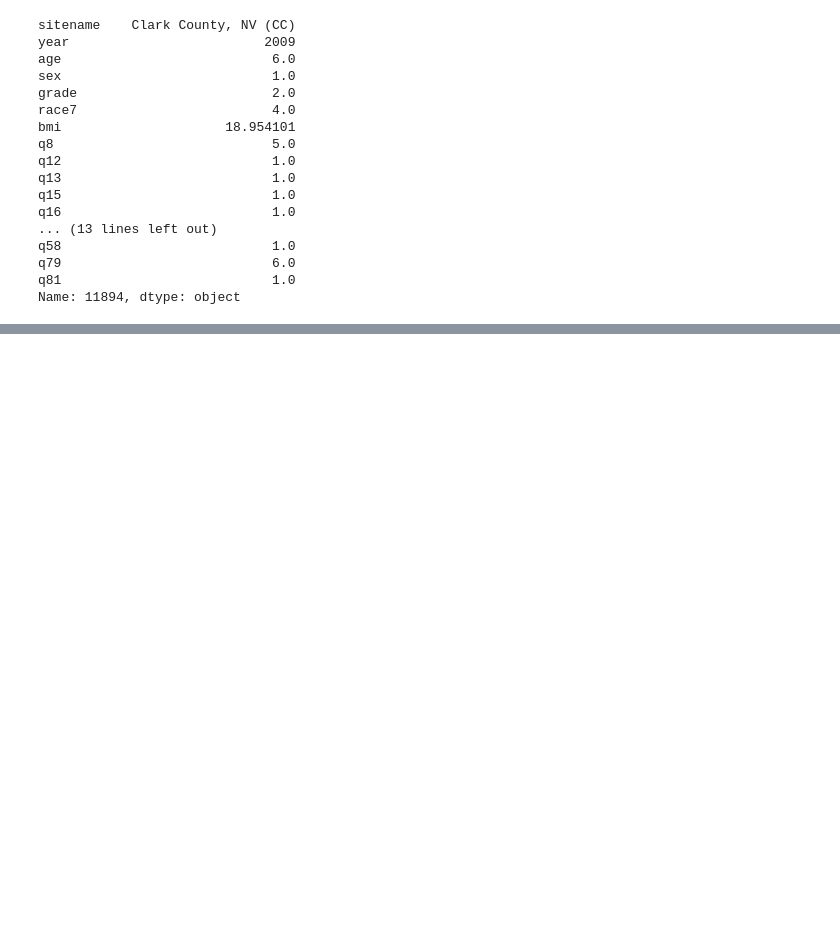
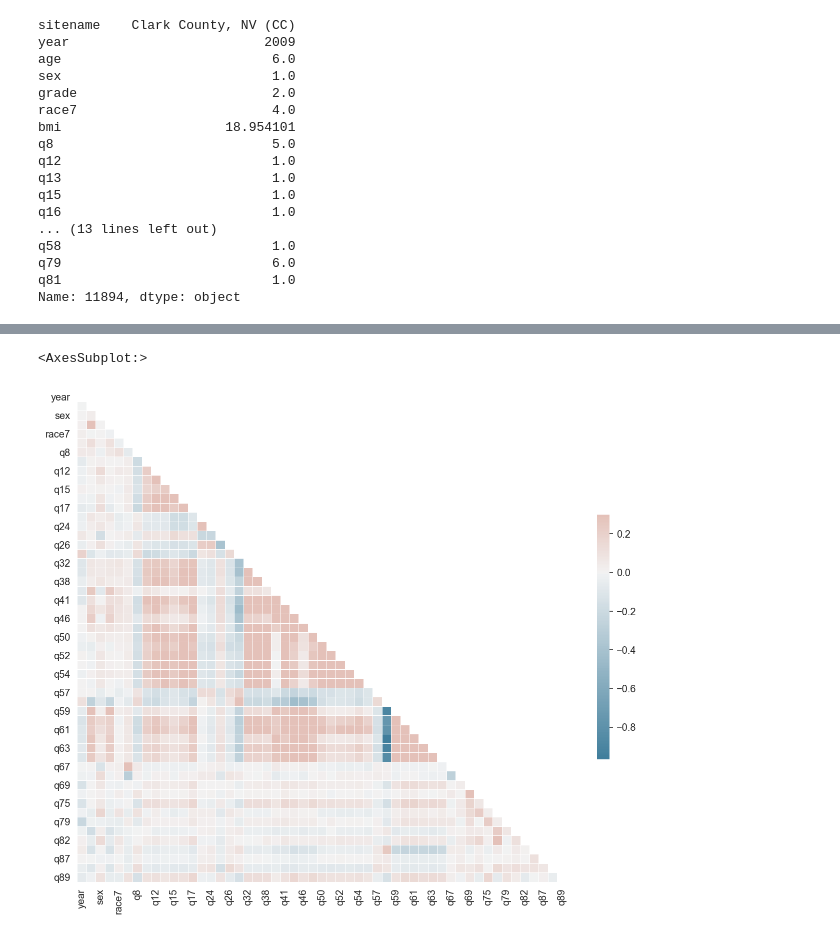
Before and after one commit to beckyepeters/risk_behaviors, a Jupyter notebook: risk_beh_eda.ipynb, the cells around one changed output, grey strips where cells are left out. Drawn from its saved outputs; the diff is of its cells as text; code cells hidden in the pictures; blank space fills up the shorter version.

Commit message:
sat afternoon; graph started, multilabel RF model

```diff
--- a/risk_beh_eda.ipynb
+++ b/risk_beh_eda.ipynb
@@ -684,0 +822,2 @@ Name: 11894, dtype: object
+# %%
+sad_df.drop(columns=to_drop, inplace=True)
@@ -684,0 +847,9 @@ Name: 11894, dtype: object
+# %%
+to_drop_nans = ['q10', 'q11', 'q14', 'q18', 'q19', 'q20', 'q21', 'q22', 'q27',
+                'q28', 'q29',
+               'q31', 'q34', 'q35', 'q36', 'q37', 'q39', 'q42', 'q43',
+               'q44', 'q48', 'q49', 'q55', 'q71', 'q72', 'q73',
+               'q74', 'q76', 'q77', 'q80',
+               'q83', 'q85', 'q86']
+# %%
+sad_df.drop(columns=to_drop_nans, inplace=True)
@@ -684,0 +876,18 @@ Name: 11894, dtype: object
+# %%
+# Step 1c: Remove Highly Correlated Features
+corr = sad_df.corr()
+# %%
+mask = np.triu(np.ones_like(corr, dtype=bool))
+
+# Set up the matplotlib figure
+f, ax = plt.subplots(figsize=(11, 9))
+
+# Generate a custom diverging colormap
+cmap = sns.diverging_palette(230, 20, as_cmap=True)
+
+# Draw the heatmap with the mask and correct aspect ratio
+sns.heatmap(corr, mask=mask, cmap=cmap, vmax=.3, center=0,
+            square=True, linewidths=.5, cbar_kws={"shrink": .5})
+# %% [output]
+<AxesSubplot:>
+[figure, added]
```
Also changed, not shown: parts of 34 cells of this notebook, 6 other files.
